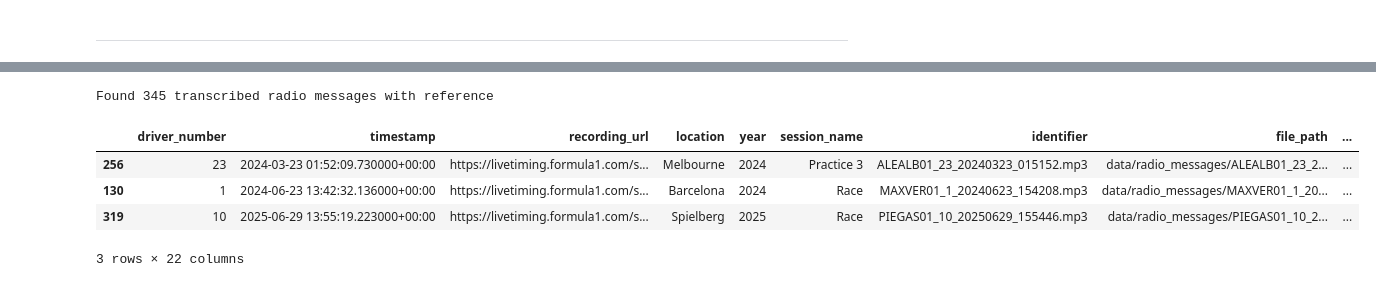
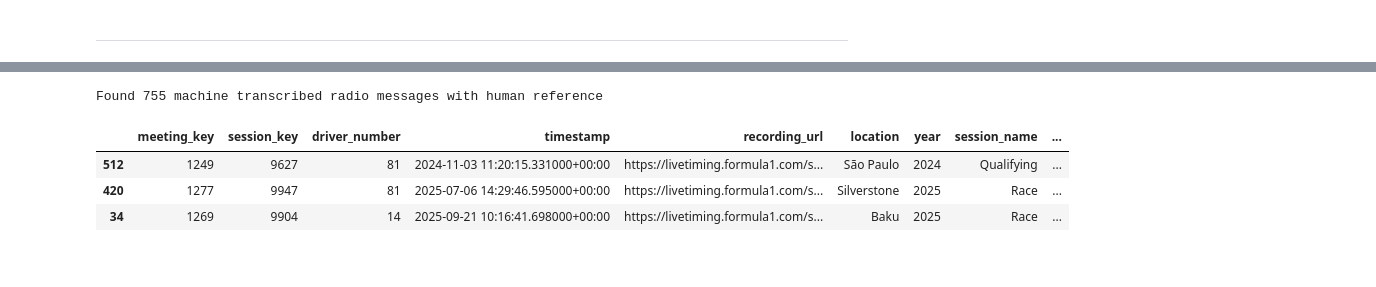
Before and after one commit to dlundgaard/F1-Radio-CBASR, a Jupyter notebook: workbook.ipynb, the cells around one changed output, grey strips where cells are left out. Saved outputs shown, nothing was run; the diff lists cells and outputs as text; code cells hidden in the pictures.

```diff
--- a/workbook.ipynb
+++ b/workbook.ipynb
@@ -156,68 +122,40 @@ Found 345 transcribed radio messages
 # %%
-most_recent_label_export = pd.read_json(sorted(Path("label-studio/export").iterdir())[-1]).rename(columns=dict(
+human_labeling_export = pd.read_json(sorted(Path("label-studio/export").iterdir())[-1]).rename(columns=dict(
     transcription="human_transcription",
-))
-most_recent_label_export["file_path"] = most_recent_label_export["audio"].str.split("=").str[-1]
+)).drop_duplicates(
+    subset="identifier",
+    keep="last",
+)
 
-with_reference = pd.merge(
-    left=with_transcription,
-    right=most_recent_label_export[[
+with_human_reference = pd.merge(
+    left=radio_messages,
+    right=human_labeling_export[[
         "identifier",
         "human_transcription",
         "lead_time",
         "updated_at",
     ]].rename(columns=dict(updated_at="human_transcription_timestamp")),
     on="identifier",
-    how="left",
-).sort_values("human_transcription_timestamp").drop_duplicates(
-    subset="identifier",
-    keep="first",
+    how="right",
 )
 
-example_list = []
-for _, message in with_reference.iterrows():
-    preannotation = message["human_transcription"] if type(message["human_transcription"]) is str else "\n" + message["transcription"].lstrip()
-    example_list.append(dict(
-        data=dict(
-            audio=f"""/data/local-files/?d={message["file_path"]}""",
-            identifier=message["identifier"],
-        ),
-        annotations=[dict(
-            result=[dict(
-                value=dict(
-                    text=[message["human_transcription"]],
-                ),
-                from_name="transcription",
-                to_name="audio",
-                type="textarea",
-                origin="manual",
-            )],
-            # ground_truth=True,
-        )] if type(message["human_transcription"]) is str else [],
-        predictions=[dict(
-            result=[dict(
-                value=dict(
-                    text=[message["transcription"]],
-                ),
-                from_name="transcription",
-                to_name="audio",
-                type="textarea",
-            )],
-        )],
-        total_annotations=int(type(message["human_transcription"]) is str),
-    ))
+with_human_reference = with_human_reference[~with_human_reference["human_transcription"].isna()]
 
-with open("label-studio/media/upload/annotation_tasks.json", mode="w") as file:
-    json.dump(example_list, file)
+with_human_reference[[
+    "identifier",
+    "file_path",
+    "human_transcription",
+]].to_json(
+    "data/with_human_reference.json",
+    index=False,
+    orient="records",
+)
 
-with_reference = with_reference[~with_reference["human_transcription"].isna()]
-
-print(f"Found {len(with_reference)} transcribed radio messages with reference")
-with_reference.sample(3)
+print(f"Found {len(with_human_reference.drop_duplicates(subset="identifier"))} machine transcribed radio messages with human reference")
+with_human_reference.sample(3)
 # %% [output]
-Found 345 transcribed radio messages with reference
+Found 755 machine transcribed radio messages with human reference
-|  | driver_number | timestamp | recording_url | location | year | session_name | identifier | file_path | ... |
-| 256 | 23 | 2024-03-23 01:52:09.730000+00:00 | https://livetiming.formula1.com/s... | Melbourne | 2024 | Practice 3 | ALEALB01_23_20240323_015152.mp3 | data/radio_messages/ALEALB01_23_2... | ... |
-| 130 | 1 | 2024-06-23 13:42:32.136000+00:00 | https://livetiming.formula1.com/s... | Barcelona | 2024 | Race | MAXVER01_1_20240623_154208.mp3 | data/radio_messages/MAXVER01_1_20... | ... |
-| 319 | 10 | 2025-06-29 13:55:19.223000+00:00 | https://livetiming.formula1.com/s... | Spielberg | 2025 | Race | PIEGAS01_10_20250629_155446.mp3 | data/radio_messages/PIEGAS01_10_2... | ... |
+|  | meeting_key | session_key | driver_number | timestamp | recording_url | location | year | session_name | ... |
+| 512 | 1249 | 9627 | 81 | 2024-11-03 11:20:15.331000+00:00 | https://livetiming.formula1.com/s... | São Paulo | 2024 | Qualifying | ... |
+| 420 | 1277 | 9947 | 81 | 2025-07-06 14:29:46.595000+00:00 | https://livetiming.formula1.com/s... | Silverstone | 2025 | Race | ... |
+| 34 | 1269 | 9904 | 14 | 2025-09-21 10:16:41.698000+00:00 | https://livetiming.formula1.com/s... | Baku | 2025 | Race | ... |
-3 rows × 22 columns
```
Also changed, not shown: parts of 16 cells of this notebook, 29 other files.
